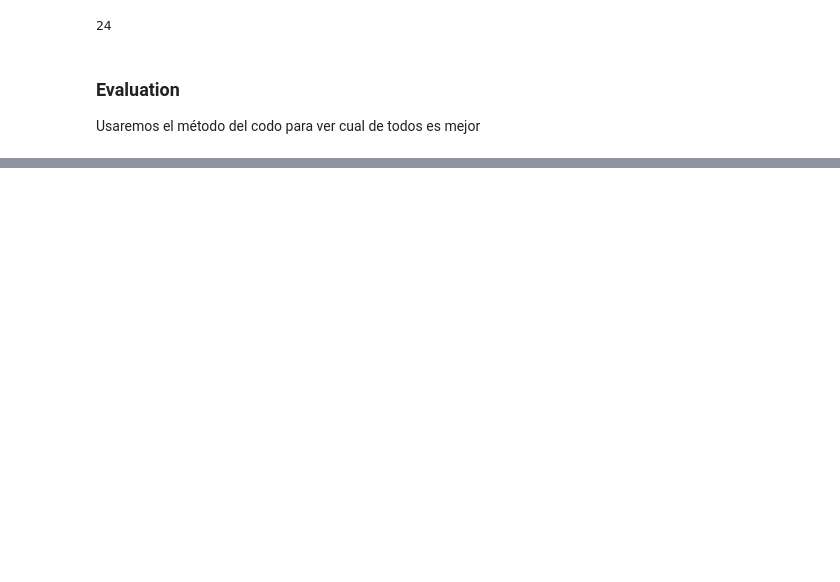
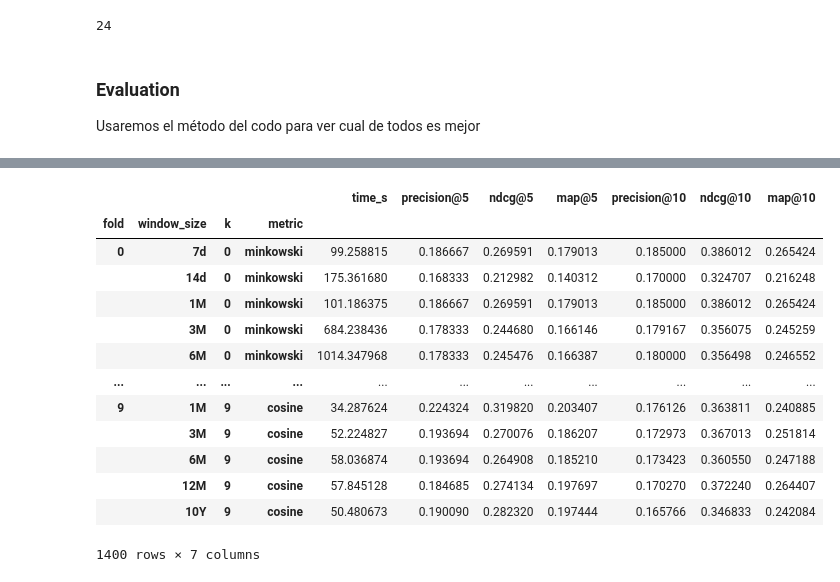
Before and after one commit to daviddavo/upm-tfm-notebooks, a Jupyter notebook: 11_pln-tune.ipynb, the cells around one changed output, grey strips where cells are left out. Drawn from its saved outputs; the diff is of its cells as text; code cells hidden in the pictures; blank space fills up the shorter version.

```diff
--- a/11_pln-tune.ipynb
+++ b/11_pln-tune.ipynb
@@ -619,0 +570,26 @@ for k in tqdm(range(1,10), desc='neighbors'):
+# %%
+import time
+
+df = to_microsoft(dfv)
+folds = list(timeFreqSplitCurrent(df, SPLITS_FREQ, dfp, remove_not_in_train_col='userID', return_open=True))[-LAST_SPLITS:]
+metrics_f = { 'precision':precision_at_k, 'ndcg': ndcg_at_k, 'ndcg': ndcg_at_k, 'map': map_at_k, } # 'recall': recall_at_k,
+
+def testHParamsKNN(fold, window_size, k, metric):
+    metrics = dict()
+
+    train, test, t, open_proposals = folds[fold]
+    offset = pd.tseries.frequencies.to_offset(window_size)
+    train_filtered = train[train['timestamp'] > (t - offset)]
+
+    for k_recs in K_RECOMMENDATIONS:
+        time_start = time.time()
+        recs = recommendNLPKNN(train_filtered, test['userID'].unique(), open_proposals, k_recs, k, cpus=1, disable_tqdm=True, metric=metric)
+        time_end = time.time()
+
+        metrics['time_s'] = time_end - time_start
+        for m, f in metrics_f.items():
+                metrics[m+f'@{k_recs}'] = f(test, recs, k=k_recs)
+
+    return metrics
+
+testHParamsKNN(0, '14d', 0, 'cosine')
@@ -619,0 +604,33 @@ for k in tqdm(range(1,10), desc='neighbors'):
+# %%
+from sklearn.model_selection import ParameterGrid
+from tqdm.contrib.concurrent import thread_map as tqdm_map
+
+param_grid = ParameterGrid({
+    'fold': range(len(folds)),
+    'window_size': ['7d', '14d', '1M', '3M', '6M', '12M', '10Y'],
+    'k': range(10),
+    'metric': ['minkowski', 'cosine'],
+})
+
+def retDict(p):
+    return testHParamsKNN(**p) | p
+
+results = tqdm_map(retDict, param_grid, chunksize=4, tqdm_class=tqdm)
+mdf = pd.DataFrame(results).set_index(['fold', 'window_size', 'k', 'metric'])
+mdf.to_pickle('mdf.pkl')
+mdf
+# %% [output]
+|  |  |  |  | time_s | precision@5 | ndcg@5 | map@5 | precision@10 | ndcg@10 | map@10 |
+| fold | window_size | k | metric |  |  |  |  |  |  |  |
+| 0 | 7d | 0 | minkowski | 99.258815 | 0.186667 | 0.269591 | 0.179013 | 0.185000 | 0.386012 | 0.265424 |
+|  | 14d | 0 | minkowski | 175.361680 | 0.168333 | 0.212982 | 0.140312 | 0.170000 | 0.324707 | 0.216248 |
+|  | 1M | 0 | minkowski | 101.186375 | 0.186667 | 0.269591 | 0.179013 | 0.185000 | 0.386012 | 0.265424 |
+|  | 3M | 0 | minkowski | 684.238436 | 0.178333 | 0.244680 | 0.166146 | 0.179167 | 0.356075 | 0.245259 |
+|  | 6M | 0 | minkowski | 1014.347968 | 0.178333 | 0.245476 | 0.166387 | 0.180000 | 0.356498 | 0.246552 |
+| ... | ... | ... | ... | ... | ... | ... | ... | ... | ... | ... |
+| 9 | 1M | 9 | cosine | 34.287624 | 0.224324 | 0.319820 | 0.203407 | 0.176126 | 0.363811 | 0.240885 |
+|  | 3M | 9 | cosine | 52.224827 | 0.193694 | 0.270076 | 0.186207 | 0.172973 | 0.367013 | 0.251814 |
+|  | 6M | 9 | cosine | 58.036874 | 0.193694 | 0.264908 | 0.185210 | 0.173423 | 0.360550 | 0.247188 |
+|  | 12M | 9 | cosine | 57.845128 | 0.184685 | 0.274134 | 0.197697 | 0.170270 | 0.372240 | 0.264407 |
+|  | 10Y | 9 | cosine | 50.480673 | 0.190090 | 0.282320 | 0.197444 | 0.165766 | 0.346833 | 0.242084 |
+1400 rows × 7 columns
```
Also changed, not shown: parts of 10 cells of this notebook, 1 other file.
